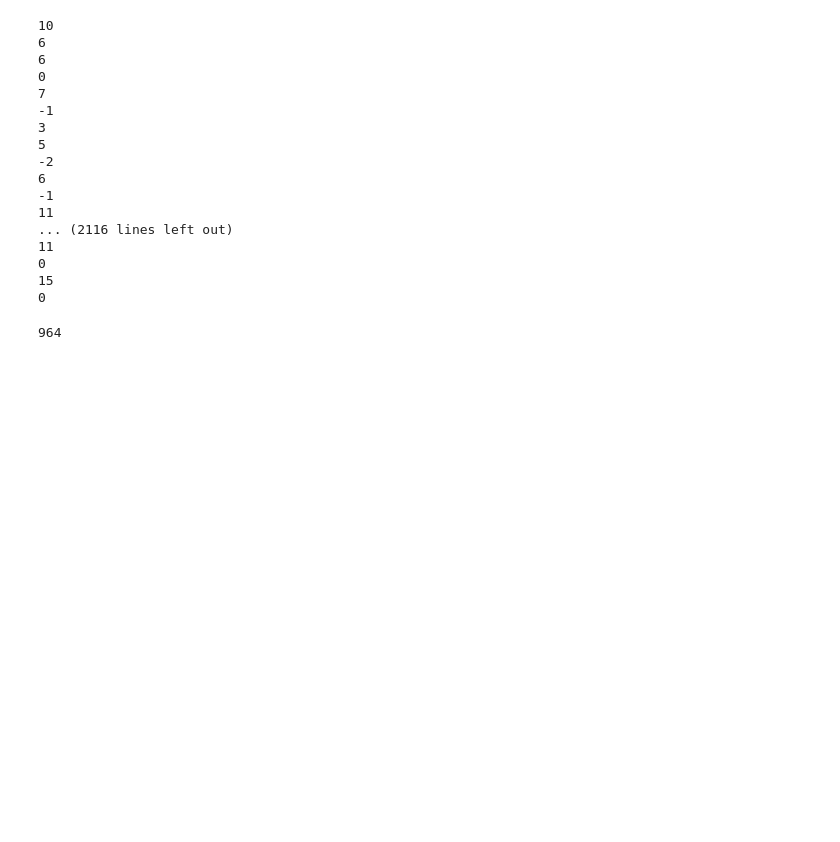
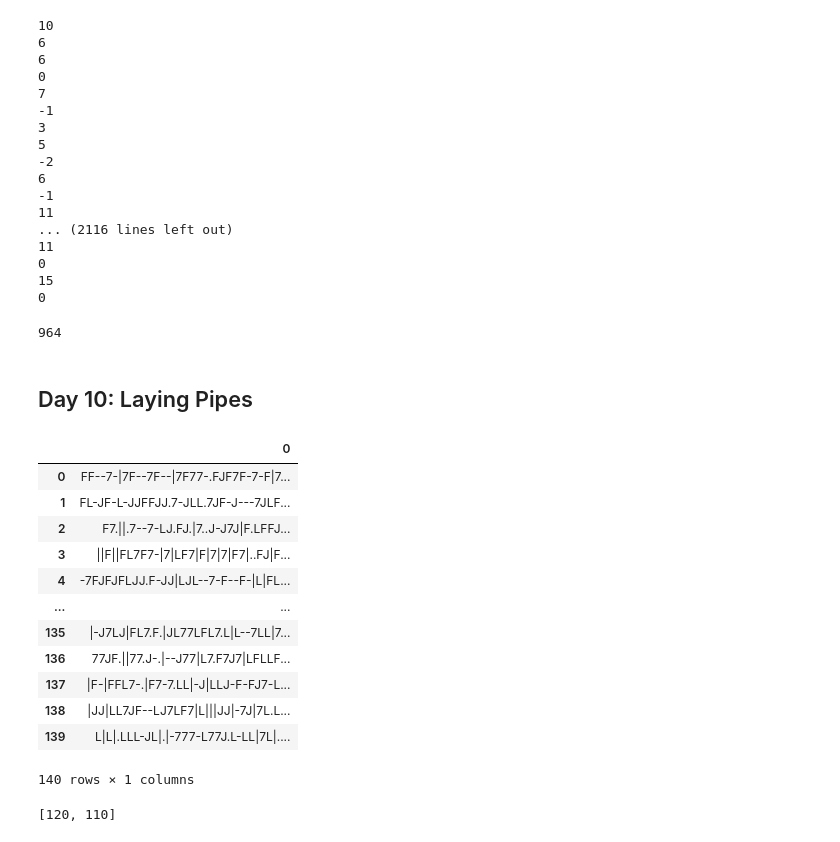
Before and after one commit to nurfnick/AdventOfCode2023, a Jupyter notebook: PythonCode.ipynb, the cells around one changed output. Drawn from its saved outputs; the diff is of its cells as text; code cells hidden in the pictures; blank space fills up the shorter version.

```diff
--- a/PythonCode.ipynb
+++ b/PythonCode.ipynb
@@ -2255,3 +2255,30 @@ for i in range(200):
 summy
 # %% [output]
 964
+# %% [markdown]
+## Day 10:  Laying Pipes
+# %%
+data = pa.read_csv('https://raw.githubusercontent.com/nurfnick/AdventOfCode2023/main/input10',header = None)
+
+data
+# %% [output]
+|  | 0 |
+| 0 | FF--7-|7F--7F--|7F77-.FJF7F-7-F|7... |
+| 1 | FL-JF-L-JJFFJJ.7-JLL.7JF-J---7JLF... |
+| 2 | F7.||.7--7-LJ.FJ.|7..J-J7J|F.LFFJ... |
+| 3 | ||F||FL7F7-|7|LF7|F|7|7|F7|..FJ|F... |
+| 4 | -7FJFJFLJJ.F-JJ|LJL--7-F--F-|L|FL... |
+| ... | ... |
+| 135 | |-J7LJ|FL7.F.|JL77LFL7.L|L--7LL|7... |
+| 136 | 77JF.||77.J-.|--J77|L7.F7J7|LFLLF... |
+| 137 | |F-|FFL7-.|F7-7.LL|-J|LLJ-F-FJ7-L... |
+| 138 | |JJ|LL7JF--LJ7LF7|L|||JJ|-7J|7L.L... |
+| 139 | L|L|.LLL-JL|.|-777-L77J.L-LL|7L|.... |
+140 rows × 1 columns
+# %%
+for i in range(140):
+  for j in range(140):
+    if 'S' == data.iloc[i,0][j]:
+      print([i,j])
+# %% [output]
+[120, 110]
```
Also changed, not shown: parts of 1 cell of this notebook.
